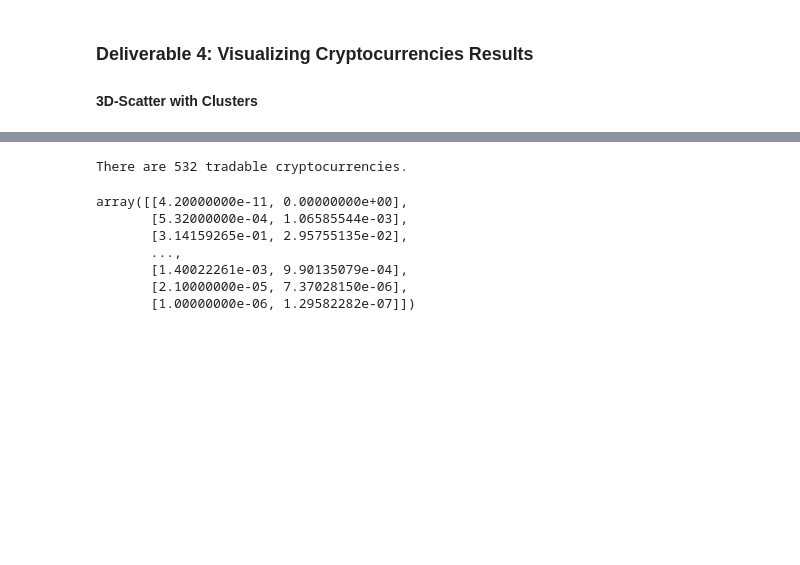
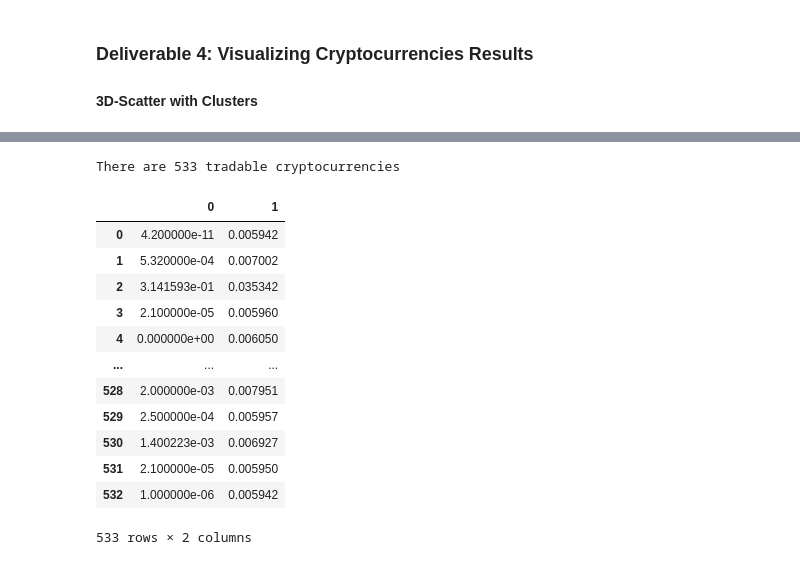
Before and after one commit to thomasstvr/Cryptocurrencies, a Jupyter notebook: crypto_clustering.ipynb, the cells around one changed output, grey strips where cells are left out. Drawn from its saved outputs; the diff is of its cells as text; code cells hidden in the pictures; blank space fills up the shorter version.

```diff
--- a/crypto_clustering.ipynb
+++ b/crypto_clustering.ipynb
@@ -313,19 +313,26 @@ clustered_df.hvplot.table(columns=['CoinName', 'Algorithm', 'ProofType', 'TotalC
 [interactive output not drawn]
 # %%
 # Print the total number of tradable cryptocurrencies.
-# YOUR CODE HERE
+print('There are ' + str(len(clustered_df.index)) + ' tradable cryptocurrencies')
 # %% [output]
-There are 532 tradable cryptocurrencies.
+There are 533 tradable cryptocurrencies
 # %%
 # Scaling data to create the scatter plot with tradable cryptocurrencies.
-# YOUR CODE HERE
+scaled_df = pd.DataFrame(MinMaxScaler().fit_transform(clustered_df[['TotalCoinSupply', 'TotalCoinsMined']]))
+scaled_df
 # %% [output]
+|  | 0 | 1 |
+| 0 | 4.200000e-11 | 0.005942 |
+| 1 | 5.320000e-04 | 0.007002 |
+| 2 | 3.141593e-01 | 0.035342 |
+| 3 | 2.100000e-05 | 0.005960 |
+| 4 | 0.000000e+00 | 0.006050 |
+| ... | ... | ... |
+| 528 | 2.000000e-03 | 0.007951 |
+| 529 | 2.500000e-04 | 0.005957 |
+| 530 | 1.400223e-03 | 0.006927 |
+| 531 | 2.100000e-05 | 0.005950 |
+| 532 | 1.000000e-06 | 0.005942 |
-array([[4.20000000e-11, 0.00000000e+00],
-       [5.32000000e-04, 1.06585544e-03],
-       [3.14159265e-01, 2.95755135e-02],
-       ...,
-       [1.40022261e-03, 9.90135079e-04],
-       [2.10000000e-05, 7.37028150e-06],
-       [1.00000000e-06, 1.29582282e-07]])
+533 rows × 2 columns
 # %%
 # Create a new DataFrame that has the scaled data with the clustered_df DataFrame index.
```
Also changed, not shown: parts of 2 cells of this notebook.
